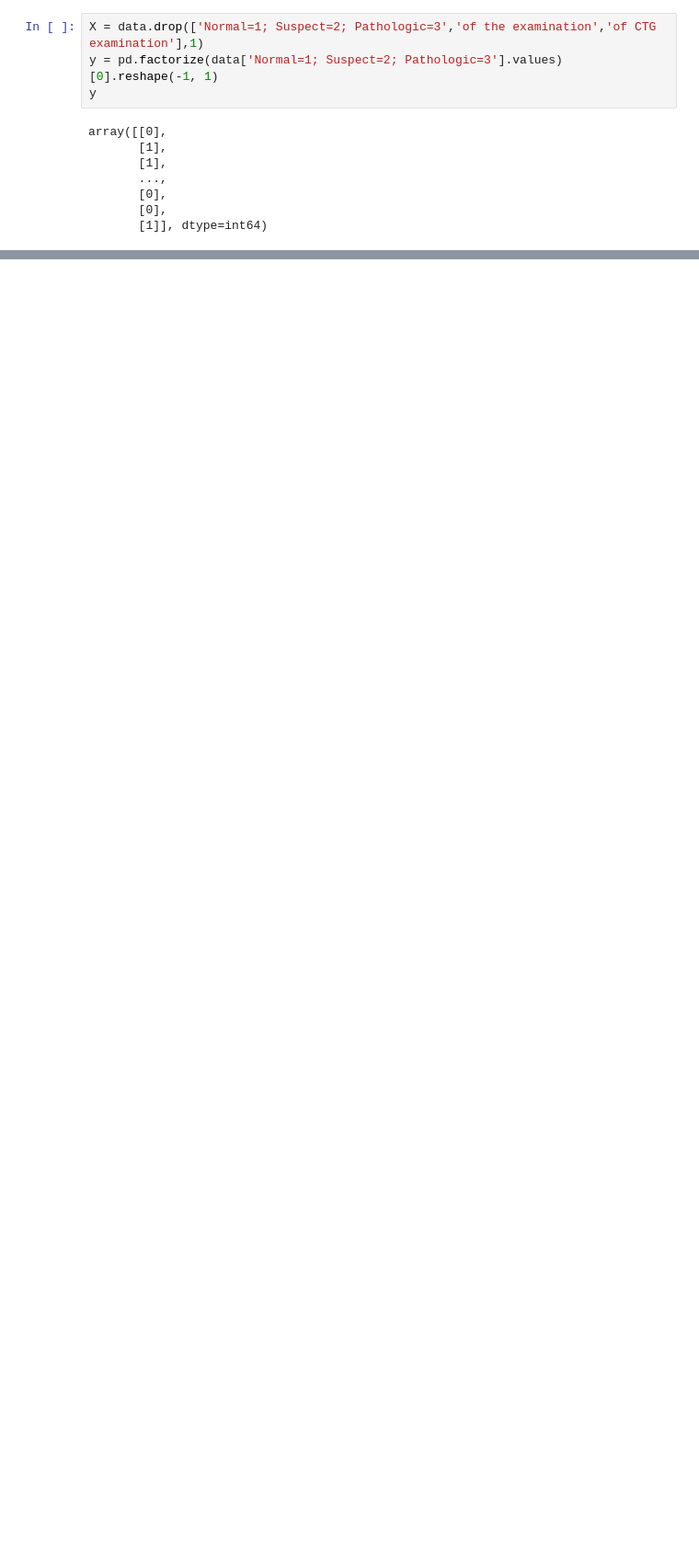
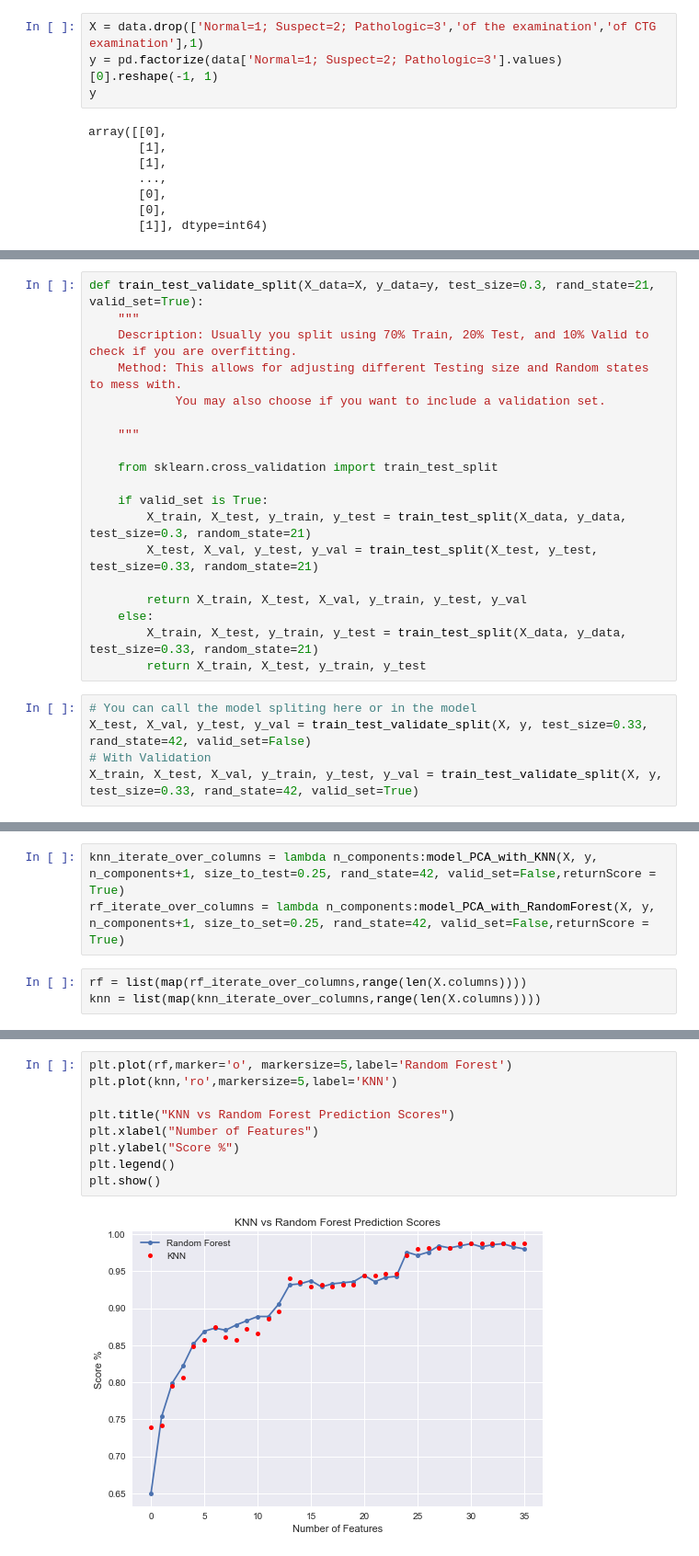
Before and after one commit to nashneo/Capstone, a Jupyter notebook: Capstone.ipynb, the cells around one changed output, grey strips where cells are left out. Shown at 92% size. Drawn from its saved outputs; the diff is of its cells as text; blank space fills up the shorter version.

```diff
--- a/Capstone.ipynb
+++ b/Capstone.ipynb
@@ -183,0 +163,24 @@ array([[0],
+# %%
+def train_test_validate_split(X_data=X, y_data=y, test_size=0.3, rand_state=21, valid_set=True):
+    """
+    Description: Usually you split using 70% Train, 20% Test, and 10% Valid to check if you are overfitting.
+    Method: This allows for adjusting different Testing size and Random states to mess with.
+            You may also choose if you want to include a validation set.
+
+    """
+
+    from sklearn.cross_validation import train_test_split
+
+    if valid_set is True:
+        X_train, X_test, y_train, y_test = train_test_split(X_data, y_data, test_size=0.3, random_state=21)
+        X_test, X_val, y_test, y_val = train_test_split(X_test, y_test, test_size=0.33, random_state=21)
+
+        return X_train, X_test, X_val, y_train, y_test, y_val
+    else:
+        X_train, X_test, y_train, y_test = train_test_split(X_data, y_data, test_size=0.33, random_state=21)
+        return X_train, X_test, y_train, y_test
+# %%
+# You can call the model spliting here or in the model
+X_test, X_val, y_test, y_val = train_test_validate_split(X, y, test_size=0.33, rand_state=42, valid_set=False)
+# With Validation
+X_train, X_test, X_val, y_train, y_test, y_val = train_test_validate_split(X, y, test_size=0.33, rand_state=42, valid_set=True)
@@ -229,0 +253,6 @@ plt.show()
+# %%
+knn_iterate_over_columns = lambda n_components:model_PCA_with_KNN(X, y, n_components+1, size_to_test=0.25, rand_state=42, valid_set=False,returnScore = True)
+rf_iterate_over_columns = lambda n_components:model_PCA_with_RandomForest(X, y, n_components+1, size_to_set=0.25, rand_state=42, valid_set=False,returnScore = True)
+# %%
+rf = list(map(rf_iterate_over_columns,range(len(X.columns))))
+knn = list(map(knn_iterate_over_columns,range(len(X.columns))))
@@ -229,0 +277,11 @@ plt.show()
+# %%
+plt.plot(rf,marker='o', markersize=5,label='Random Forest')
+plt.plot(knn,'ro',markersize=5,label='KNN')
+
+plt.title("KNN vs Random Forest Prediction Scores")
+plt.xlabel("Number of Features")
+plt.ylabel("Score %")
+plt.legend()
+plt.show()
+# %% [output]
+[figure, added]
```
Also changed, not shown: parts of 19 cells of this notebook.
